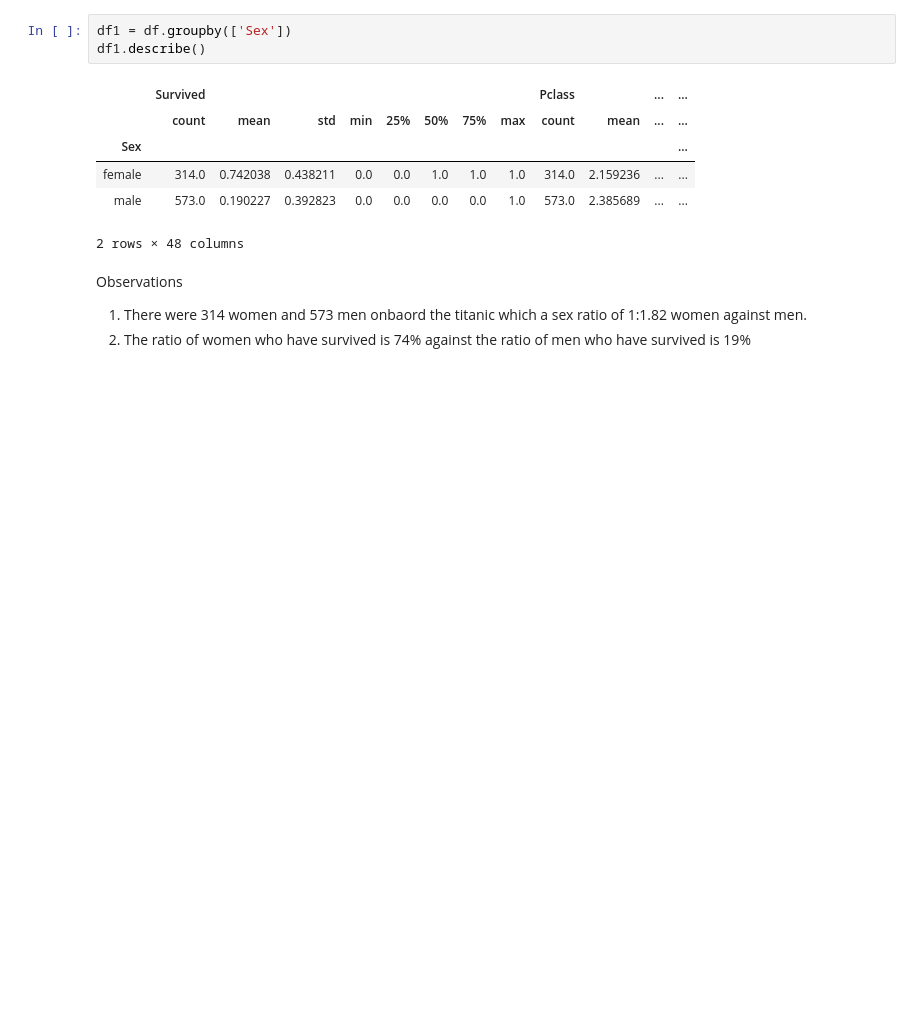
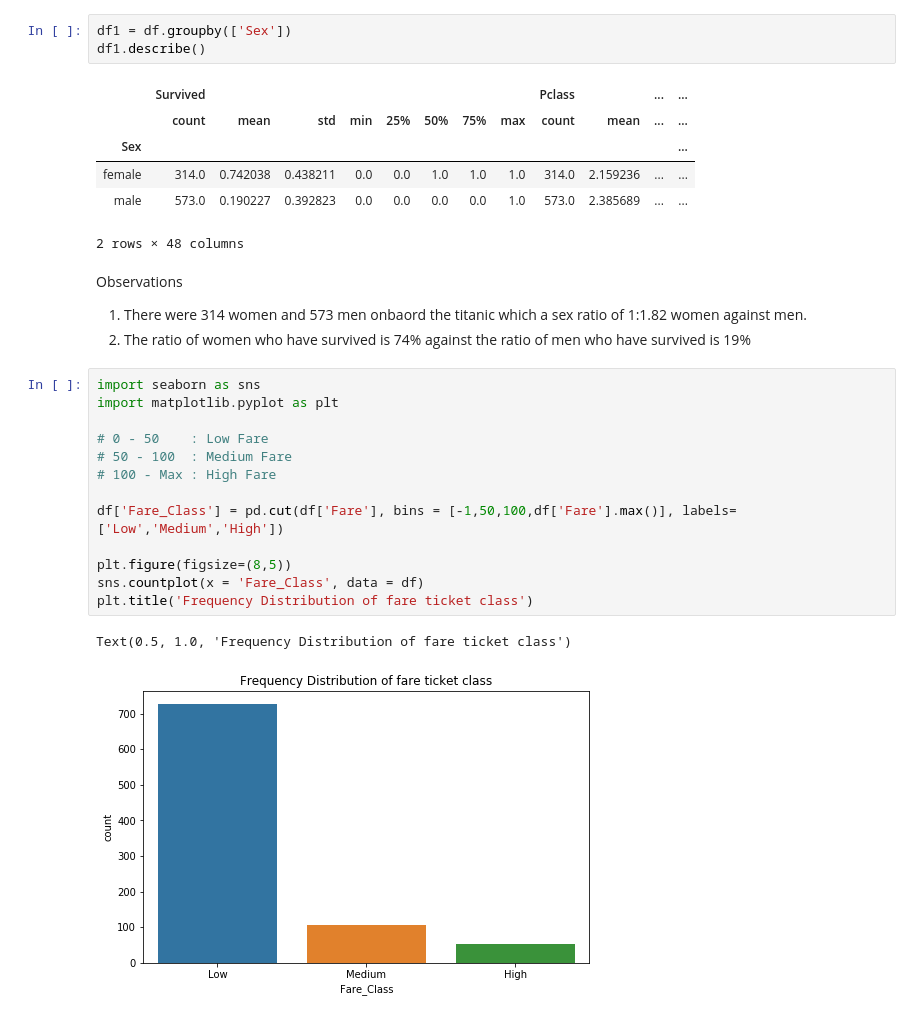
Before and after one commit to USF-CS-663-Spring-2020/lab-02-titanic-vikas91, a Jupyter notebook: titanic-analysis.ipynb, the cells around one changed output. Drawn from its saved outputs; the diff is of its cells as text; blank space fills up the shorter version.

Commit message:
Fare distribution vs survival rate

```diff
--- a/titanic-analysis.ipynb
+++ b/titanic-analysis.ipynb
@@ -87,3 +87,19 @@ df1.describe()
 Observations
 1. There were 314 women and 573 men onbaord the titanic which a sex ratio of 1:1.82 women against men.
 2. The ratio of women who have survived is 74% against the ratio of men who have survived is 19%
+# %%
+import seaborn as sns
+import matplotlib.pyplot as plt
+
+# 0 - 50    : Low Fare
+# 50 - 100  : Medium Fare
+# 100 - Max : High Fare
+
+df['Fare_Class'] = pd.cut(df['Fare'], bins = [-1,50,100,df['Fare'].max()], labels=['Low','Medium','High'])
+
+plt.figure(figsize=(8,5))
+sns.countplot(x = 'Fare_Class', data = df)
+plt.title('Frequency Distribution of fare ticket class')
+# %% [output]
+Text(0.5, 1.0, 'Frequency Distribution of fare ticket class')
+[figure, added]
```
Also changed, not shown: parts of 2 cells of this notebook.
